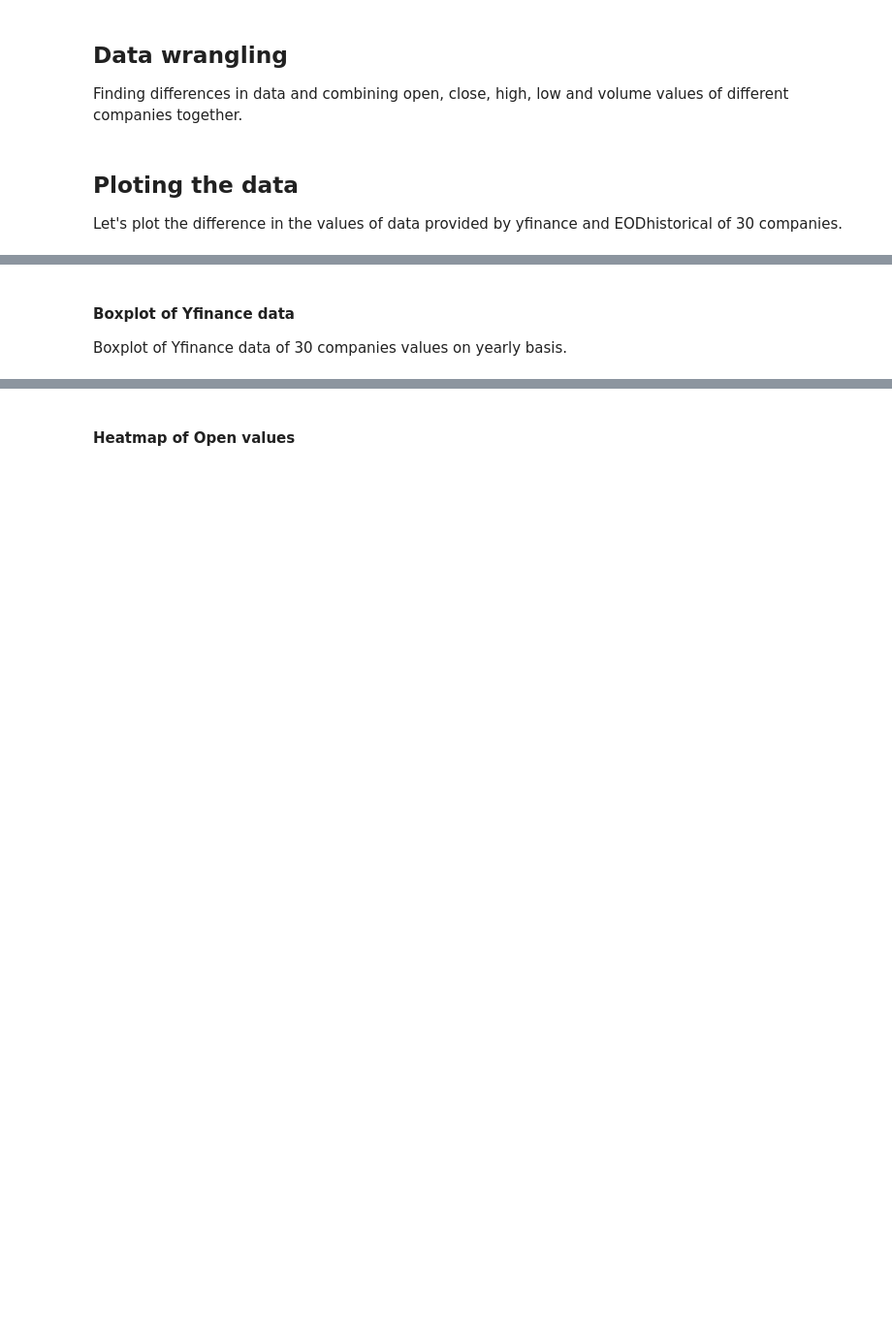
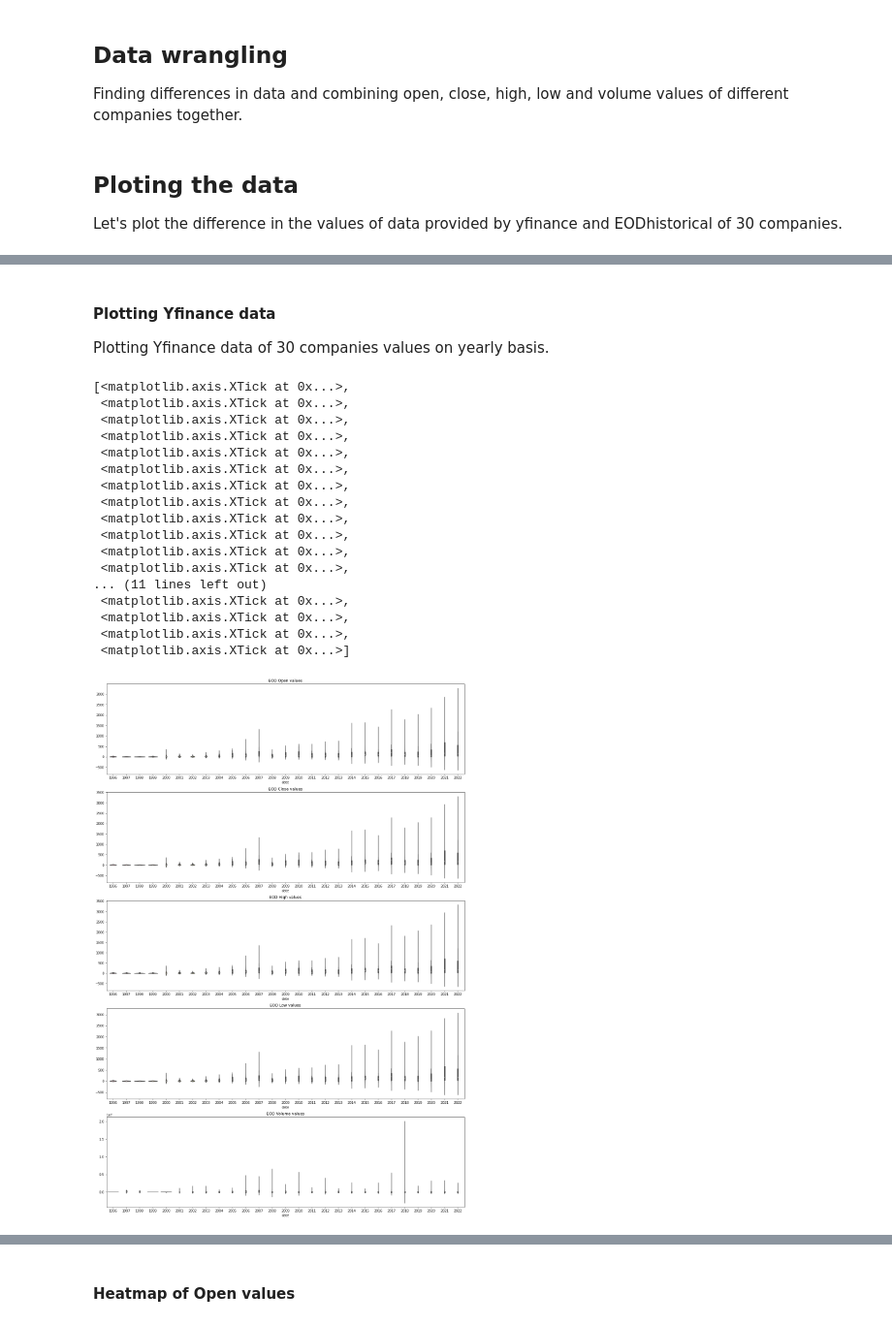
Before and after one commit to TechnocultureResearch/sentient, a Jupyter notebook: data_source_ api.ipynb, the cells around one changed output, grey strips where cells are left out. Shown at 97% size. Drawn from its saved outputs; the diff is of its cells as text; code cells hidden in the pictures; blank space fills up the shorter version.

```diff
--- a/data_source_ api.ipynb
+++ b/data_source_ api.ipynb
@@ -193,18 +232,37 @@ axes[4].set_xticks(np.arrange(0,len(date),1), date, rotation='vertical')
 # %% [markdown]
-#### Boxplot of Yfinance data
-Boxplot of Yfinance data of 30 companies values on yearly basis.
+#### Plotting Yfinance data
+Plotting Yfinance data of 30 companies values on yearly basis.
 # %%
-f, axes = plt.subplots(5, figsize = (30,40))
+f, axes = plt.subplots(5, figsize = (20,30))
 
-date=yfinance_list[0].index
-sns.boxplot(data=yfinance_list[0].T, ax=axes[0]).set(title='Yfinance Open values')
-axes[0].set_xticks(np.arrange(0,len(date),1), date, rotation='vertical')
-sns.boxplot(data=yfinance_list[1].T, ax=axes[1]).set(title='Yfinance Close values')
-axes[1].set_xticks(np.arrange(0,len(date),1), date, rotation='vertical')
-sns.boxplot(data=yfinance_list[2].T, ax=axes[2]).set(title='Yfinance High values')
-axes[2].set_xticks(np.arrange(0,len(date),1), date, rotation='vertical')
-sns.boxplot(data=yfinance_list[3].T, ax=axes[3]).set(title='Yfinance Low values')
-axes[3].set_xticks(np.arrange(0,len(date),1), date, rotation='vertical')
-sns.boxplot(data=yfinance_list[4].T, ax=axes[4]).set(title='Yfinance Volume values')
-axes[4].set_xticks(np.arrange(0,len(date),1), date, rotation='vertical')
+date1=pd.DatetimeIndex(yfinance_list[0].index).year.to_list()
+sns.violinplot(data=yfinance_list[0].T, ax=axes[0]).set(title='EOD Open values')
+axes[0].set_xticks(np.arange(0, 27, 1), date1)
+sns.violinplot(data=yfinance_list[1].T, ax=axes[1]).set(title='EOD Close values')
+axes[1].set_xticks(np.arange(0, 27, 1), date1)
+sns.violinplot(data=yfinance_list[2].T, ax=axes[2]).set(title='EOD High values')
+axes[2].set_xticks(np.arange(0, 27, 1), date1)
+sns.violinplot(data=yfinance_list[3].T, ax=axes[3]).set(title='EOD Low values')
+axes[3].set_xticks(np.arange(0, 27, 1), date1)
+sns.violinplot(data=yfinance_list[4].T, ax=axes[4]).set(title='EOD Volume values')
+axes[4].set_xticks(np.arange(0, 27, 1), date1)
+# %% [output]
+[<matplotlib.axis.XTick at 0x...>,
+ <matplotlib.axis.XTick at 0x...>,
+ <matplotlib.axis.XTick at 0x...>,
+ <matplotlib.axis.XTick at 0x...>,
+ <matplotlib.axis.XTick at 0x...>,
+ <matplotlib.axis.XTick at 0x...>,
+ <matplotlib.axis.XTick at 0x...>,
+ <matplotlib.axis.XTick at 0x...>,
+ <matplotlib.axis.XTick at 0x...>,
+ <matplotlib.axis.XTick at 0x...>,
+ <matplotlib.axis.XTick at 0x...>,
+ <matplotlib.axis.XTick at 0x...>,
+... (11 lines left out)
+ <matplotlib.axis.XTick at 0x...>,
+ <matplotlib.axis.XTick at 0x...>,
+ <matplotlib.axis.XTick at 0x...>,
+ <matplotlib.axis.XTick at 0x...>]
+[figure, added]
 # %% [markdown]
```
Also changed, not shown: parts of 26 cells of this notebook.
